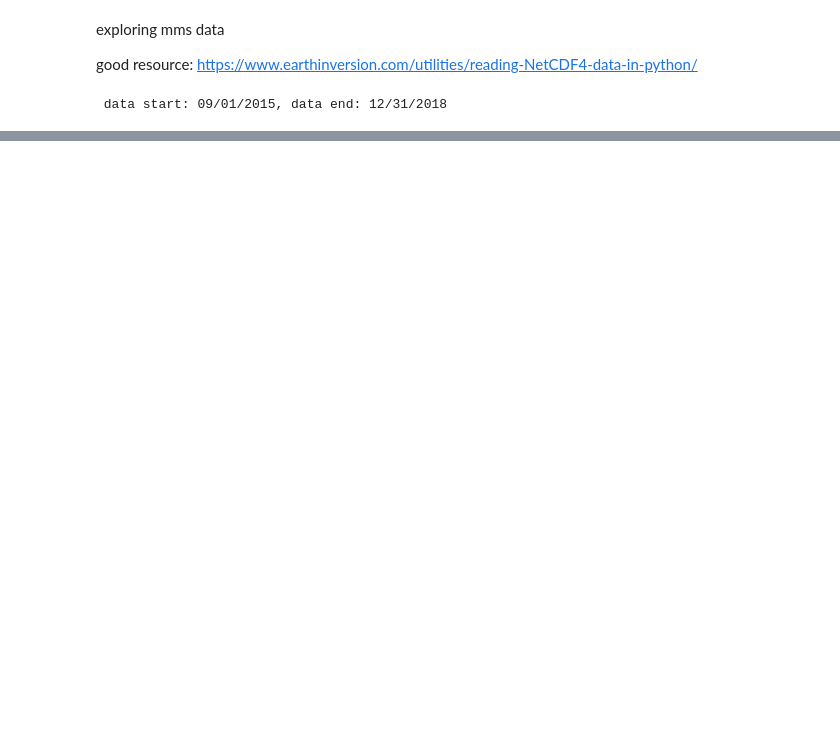
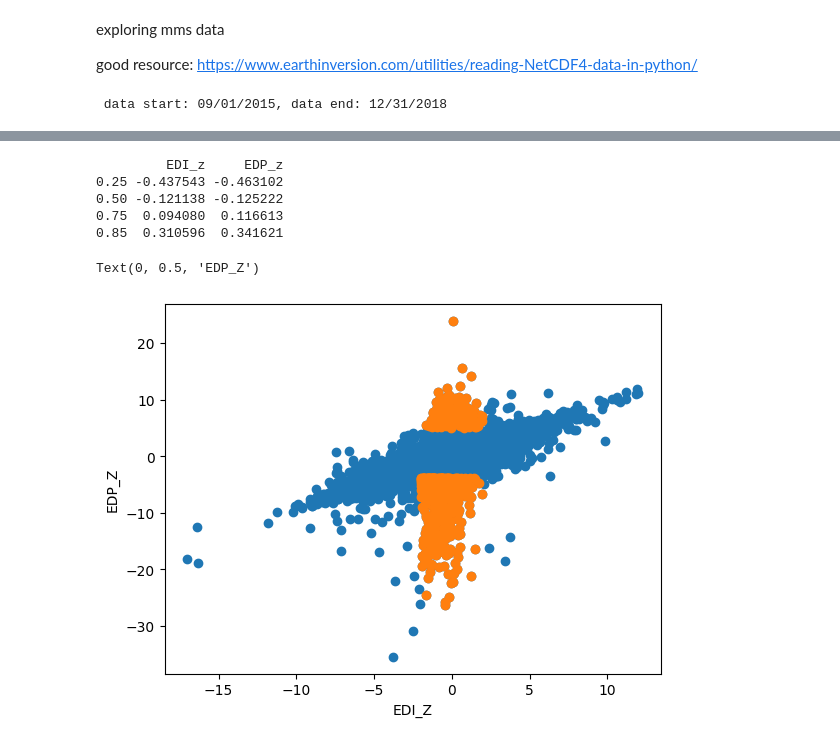
Before and after one commit to argallmr/imef, a Jupyter notebook: mms-srvy-analysis/efield-overview.ipynb, the cells around one changed output, grey strips where cells are left out. Cells and saved outputs as stored; diff of their text form; code cells hidden in the pictures; blank space fills up the shorter version.

```diff
--- a/mms-srvy-analysis/efield-overview.ipynb
+++ b/mms-srvy-analysis/efield-overview.ipynb
@@ -237,0 +425,26 @@ KeyboardInterrupt:
+# %%
+print(filtr_dist.quantile([0.25,0.5,0.75, 0.85]))
+qlim = 0.116613
+
+# calculate IQR for column A
+Q1 = filtr_dist['EDP_z'].quantile(0.25)
+Q3 = filtr_dist['EDP_z'].quantile(0.99)
+IQR = Q3 - Q1
+
+# identify outliers
+threshold = 1.5
+outs = filtr_dist[(filtr_dist['EDP_z'] < Q1 - threshold * IQR) | (filtr_dist['EDP_z'] > Q3 + threshold * IQR)]
+
+# outs =  filtr_dist[(filtr_dist['EDP_z'] <= qlim) & (filtr_dist['EDP_z'] >= -1*qlim)]
+plt.scatter(df['EDI_z'], df['EDP_z'])
+plt.scatter(outs['EDI_z'], outs['EDP_z'])
+plt.xlabel("EDI_Z")
+plt.ylabel("EDP_Z")
+# %% [output]
+         EDI_z     EDP_z
+0.25 -0.437543 -0.463102
+0.50 -0.121138 -0.125222
+0.75  0.094080  0.116613
+0.85  0.310596  0.341621
+Text(0, 0.5, 'EDP_Z')
+[figure, added]
```
Also changed, not shown: parts of 19 cells of this notebook, 3 other files.
